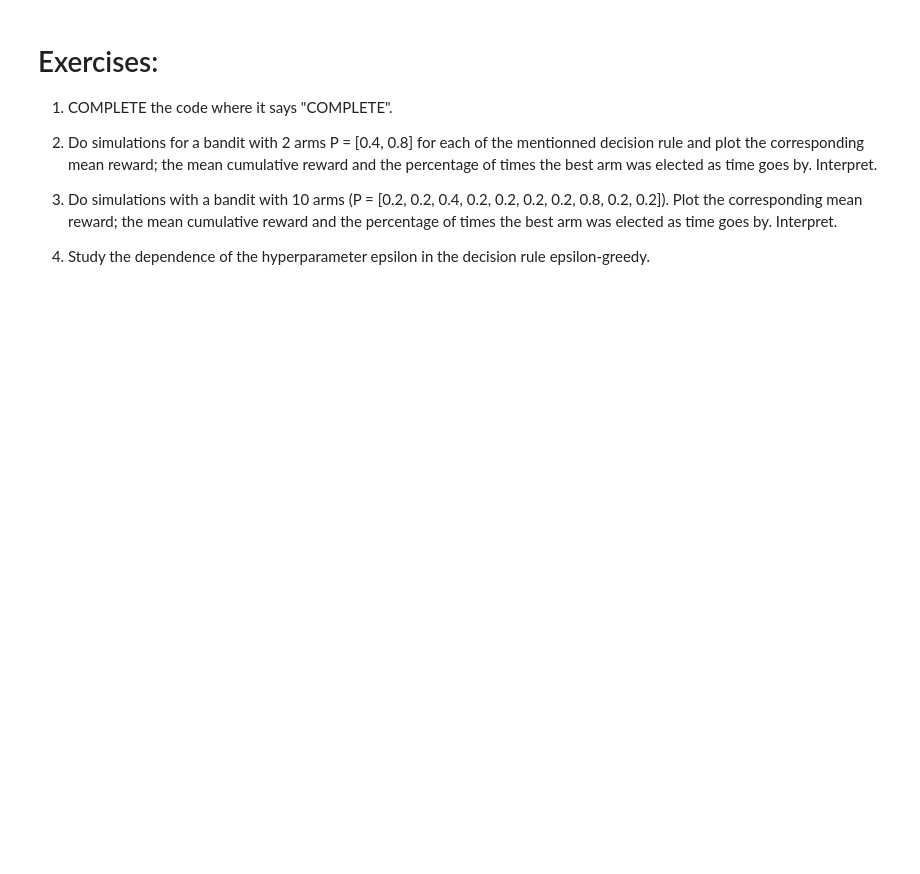
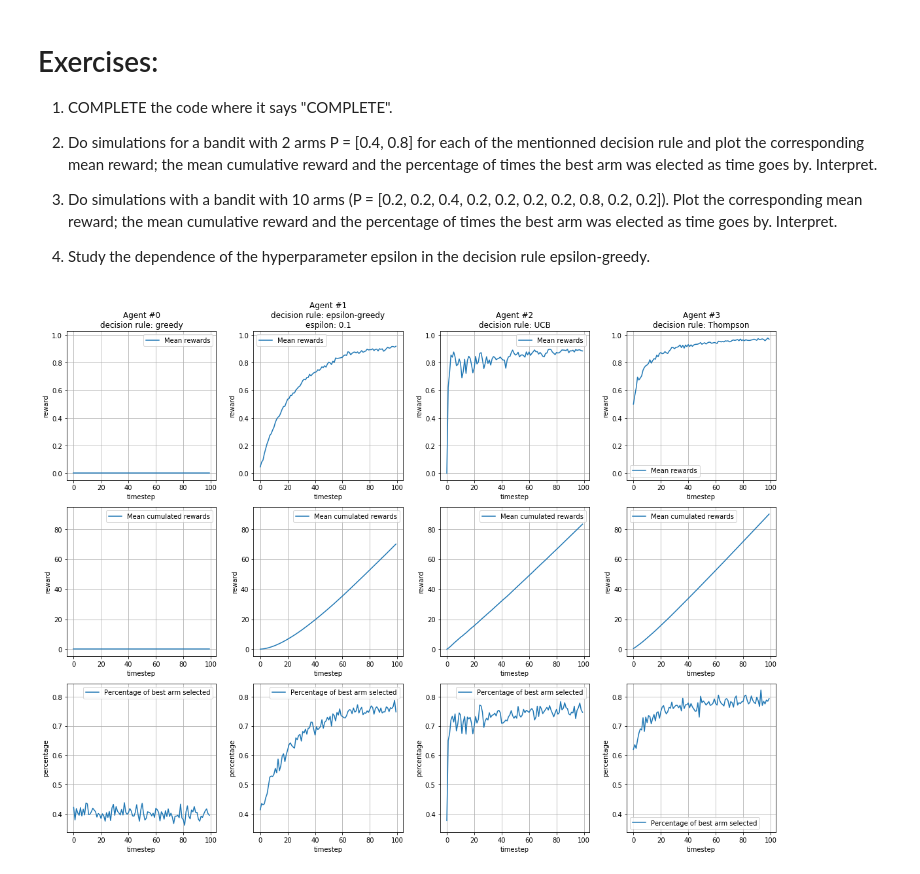
Before and after one commit to EmmanuelJhno/Reinforcement_learning, a Jupyter notebook: TP2_bandits_2020.ipynb, the cells around one changed output. Cells and saved outputs as stored; diff of their text form; code cells hidden in the pictures; blank space fills up the shorter version.

```diff
--- a/TP2_bandits_2020.ipynb
+++ b/TP2_bandits_2020.ipynb
@@ -113,3 +171,17 @@ def plot_results(agents, actions, rewards):
 3) Do simulations with a bandit with 10 arms (P = [0.2, 0.2, 0.4, 0.2, 0.2, 0.2, 0.2, 0.8, 0.2, 0.2]). Plot the corresponding  mean reward; the mean cumulative reward and the percentage of times the best arm was elected as time goes by. Interpret.
 
 4) Study the dependence of the hyperparameter epsilon in the decision rule epsilon-greedy.
+# %%
+greedy_agent = Agent(learning_rule="averaging", decision_rule="greedy")
+eps_greedy_agent = Agent(learning_rule="averaging", decision_rule="epsilon-greedy",
+                        param={"epsilon": 0.1})
+ucb_agent = Agent(learning_rule="averaging", decision_rule="UCB", param={"UCB_param": None})
+thompson_agent = Agent(learning_rule="BayesianBetaPrior", decision_rule="Thompson")
+agents=[greedy_agent, eps_greedy_agent, ucb_agent, thompson_agent]
+# %%
+rewards, actions = simulateBandits(agents=agents, narms=2, initp=[0.4, 0.8])
+
+plt.figure(figsize=(16, 12))
+plot_results(agents, rewards, actions)
+# %% [output]
+[figure, added]
```
Also changed, not shown: parts of 9 cells of this notebook.
